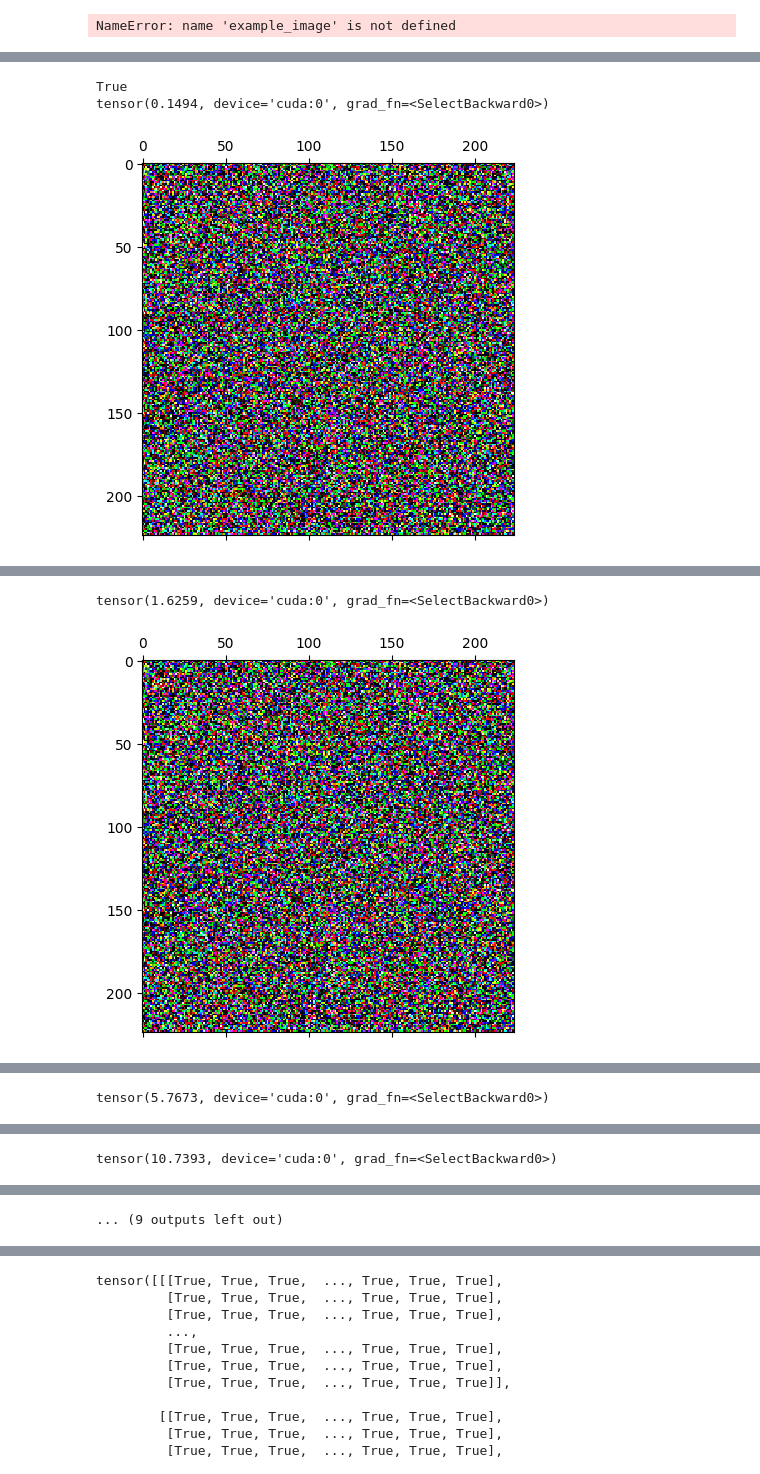
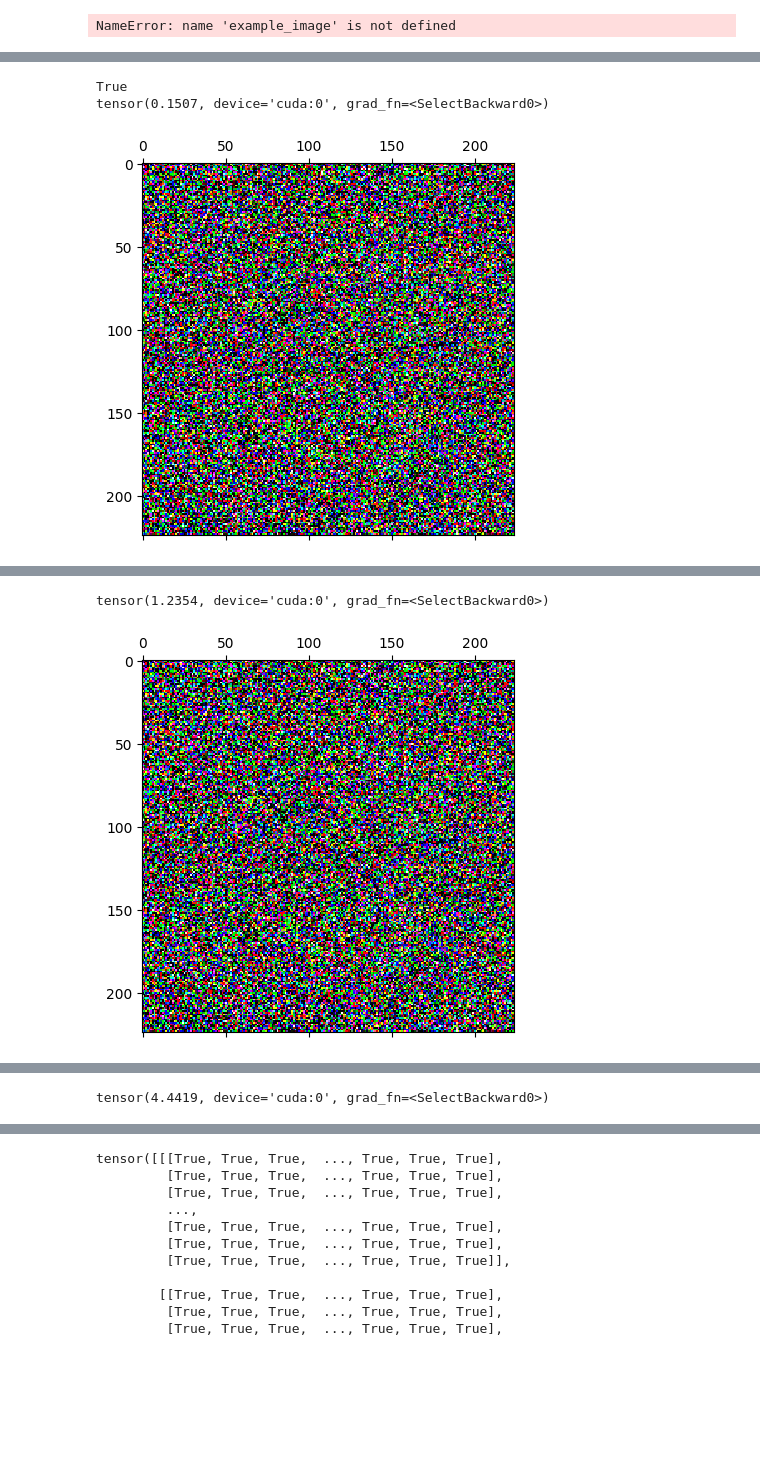
Before and after one commit to soniajoseph/ViT-Prisma, a Jupyter notebook: src/vit_prisma/sae/evals/feature_grad_ascent_maximally_activ_tokens.ipynb, the cells around one changed output, grey strips where cells are left out. Saved outputs shown, nothing was run; the diff lists cells and outputs as text; code cells hidden in the pictures; blank space fills up the shorter version.

```diff
--- a/src/vit_prisma/sae/evals/feature_grad_ascent_maximally_activ_tokens.ipynb
+++ b/src/vit_prisma/sae/evals/feature_grad_ascent_maximally_activ_tokens.ipynb
@@ -442,7 +442,8 @@ for i in range(steps):
     # something in this line (below) fucks up the gradient
 #     print(encoder_weights.shape)
 #     feature_activations = sae_input.flatten() @ encoder_weights
-    feature_activations = einops.einsum(sae_input, encoder_weights, "... d_in, d_in n -> ... n") + encoder_biases
+#     feature_activations = einops.einsum(sae_input, encoder_weights, "... d_in, d_in n -> ... n") + encoder_biases
+    feature_activations = (sae_input @ encoder_weights)
     feature_activations = torch.nn.functional.relu(feature_activations)
 
 #     print(sae_input.shape)
@@ -468,3 +469,3 @@ WARNING:matplotlib.image:Clipping input data to the valid range for imshow with
 True
-tensor(0.1494, device='cuda:0', grad_fn=<SelectBackward0>)
+tensor(0.1507, device='cuda:0', grad_fn=<SelectBackward0>)
-[figure, old version]
+[figure, new version]
@@ -472,2 +473,2 @@ WARNING:matplotlib.image:Clipping input data to the valid range for imshow with
-tensor(1.6259, device='cuda:0', grad_fn=<SelectBackward0>)
+tensor(1.2354, device='cuda:0', grad_fn=<SelectBackward0>)
-[figure, old version]
+[figure, new version]
@@ -475 +476 @@ WARNING:matplotlib.image:Clipping input data to the valid range for imshow with
-tensor(5.7673, device='cuda:0', grad_fn=<SelectBackward0>)
+tensor(4.4419, device='cuda:0', grad_fn=<SelectBackward0>)
@@ -478 +477,0 @@ WARNING:matplotlib.image:Clipping input data to the valid range for imshow with
-tensor(10.7393, device='cuda:0', grad_fn=<SelectBackward0>)
@@ -480 +477,0 @@ tensor(10.7393, device='cuda:0', grad_fn=<SelectBackward0>)
-... (9 outputs left out)
```
Also changed, not shown: parts of 4 cells of this notebook.
